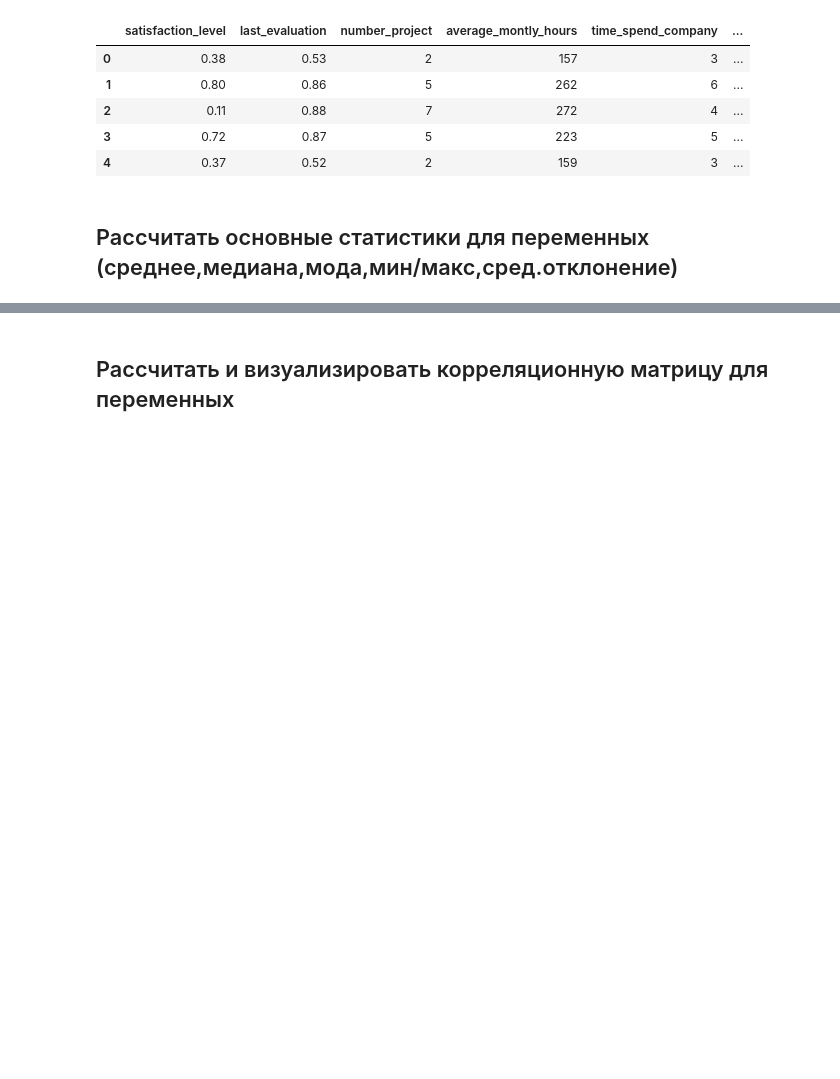
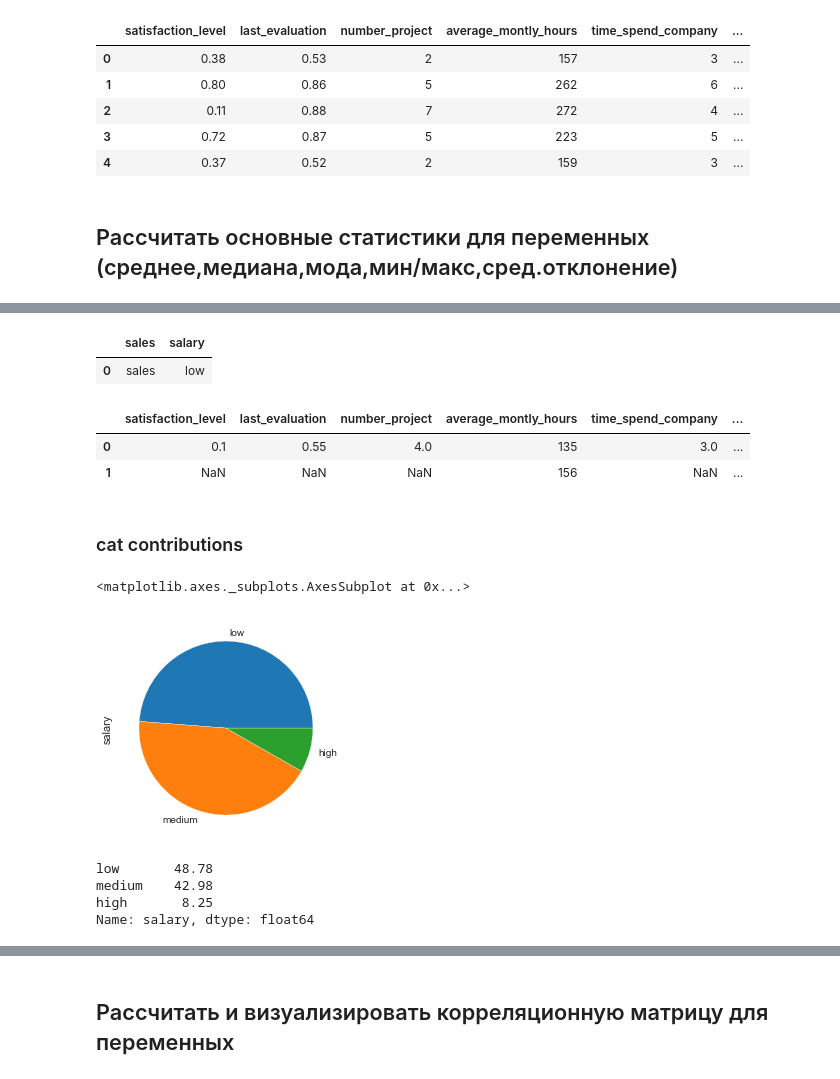
Before and after one commit to philippnicholson/netology_pyda_diploma, a Jupyter notebook: pyda-diploma.ipynb, the cells around one changed output, grey strips where cells are left out. Saved outputs shown, nothing was run; the diff lists cells and outputs as text; code cells hidden in the pictures; blank space fills up the shorter version.

```diff
--- a/pyda-diploma.ipynb
+++ b/pyda-diploma.ipynb
@@ -57,0 +90,25 @@ dataset.head()
+# %%
+dataset.select_dtypes(include='object').mode()
+# %% [output]
+|  | sales | salary |
+| 0 | sales | low |
+# %%
+dataset.mode()
+# %% [output]
+|  | satisfaction_level | last_evaluation | number_project | average_montly_hours | time_spend_company | ... |
+| 0 | 0.1 | 0.55 | 4.0 | 135 | 3.0 | ... |
+| 1 | NaN | NaN | NaN | 156 | NaN | ... |
+# %% [markdown]
+### cat contributions
+# %%
+dataset.salary.value_counts().plot(kind='pie')
+# %% [output]
+<matplotlib.axes._subplots.AxesSubplot at 0x...>
+[figure, added]
+# %%
+dataset.salary.value_counts(normalize=True).round(4)*100
+# %% [output]
+low       48.78
+medium    42.98
+high       8.25
+Name: salary, dtype: float64
```
Also changed, not shown: parts of 13 cells of this notebook.
